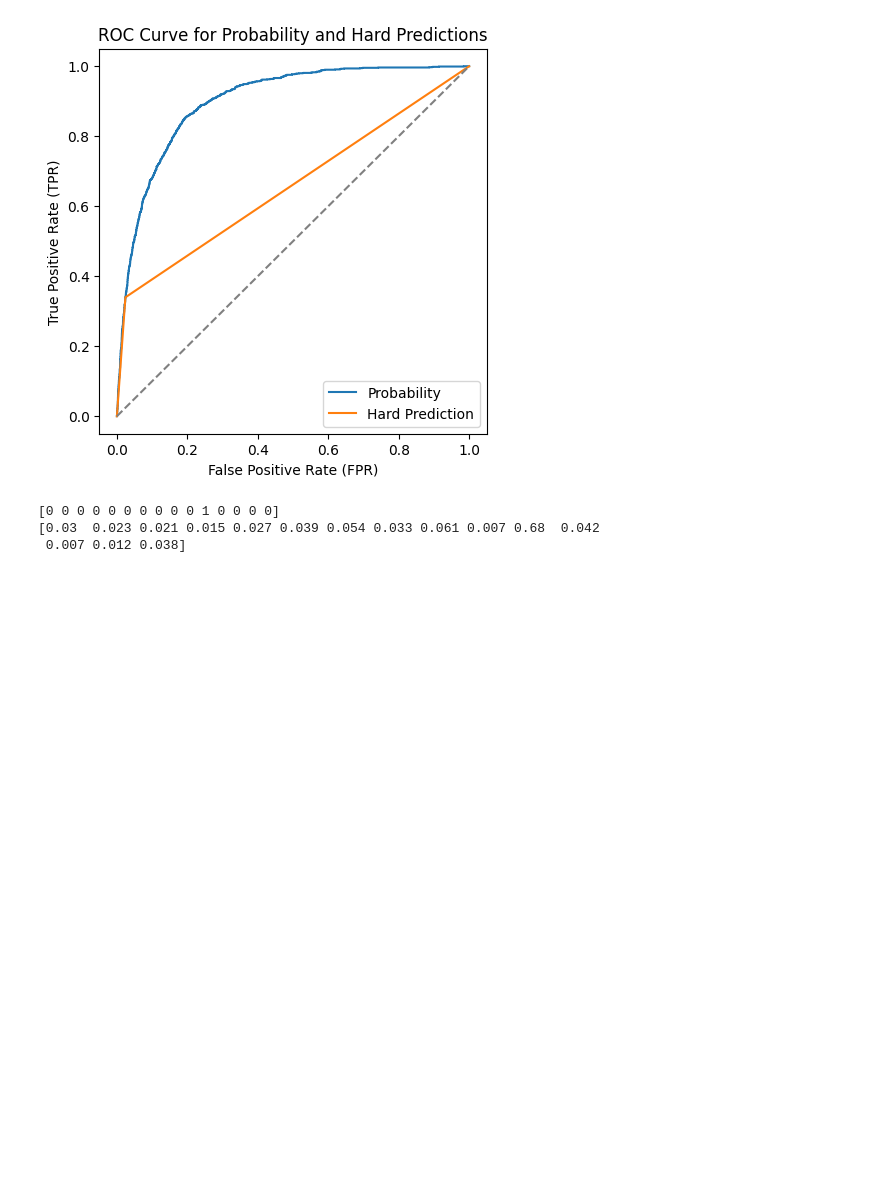
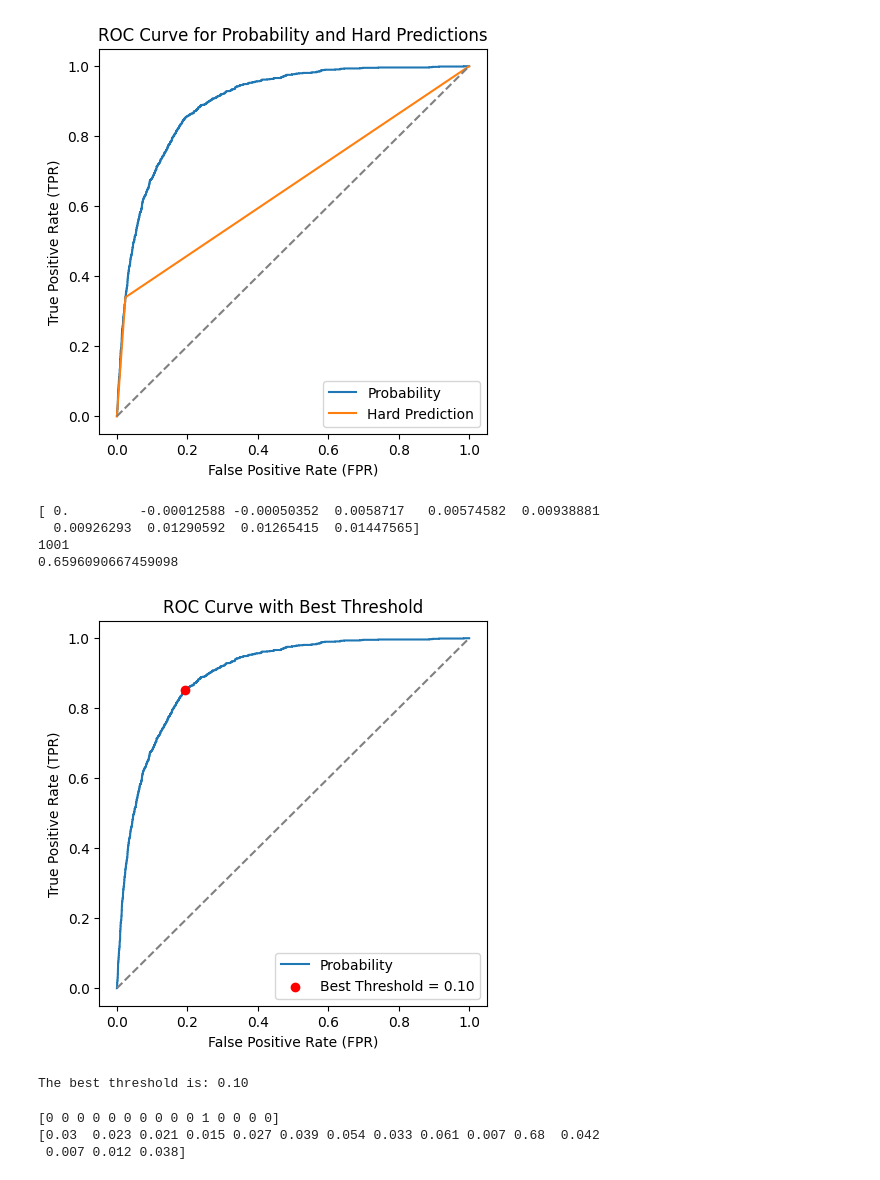
Before and after one commit to OleksiiLatypov/llm-zoomcamp, a Jupyter notebook: hw_ml_zoomcamp/hw04.ipynb, the cells around one changed output. Saved outputs shown, nothing was run; the diff lists cells and outputs as text; code cells hidden in the pictures; blank space fills up the shorter version.

```diff
--- a/hw_ml_zoomcamp/hw04.ipynb
+++ b/hw_ml_zoomcamp/hw04.ipynb
@@ -249,6 +250,60 @@ plt.legend()
 plt.show()
 # %% [output]
 [figure]
+# %%
+from sklearn.metrics import roc_curve
+
+# Calculate the ROC curve
+fpr, tpr, thresholds = roc_curve(y_val, y_pred)
+
+# Calculate Youden's J statistic for each threshold
+youden_j = tpr - fpr
+print(youden_j[:10])
+
+idx = 0
+max_value = 0
+
+for i in range(len(youden_j)):
+  if youden_j[i] > max_value:
+    max_value = youden_j[i]
+    idx = i
+print(idx)
+print(max_value)
+
+# Find the index of the maximum Youden's J statistic
+best_index = youden_j.argmax()
+#print(best_index)
+# Find the best threshold
+best_threshold = thresholds[best_index]
+#print(best_threshold)
+# Plot the ROC curve
+plt.figure(figsize=(5, 5))
+
+plt.plot(fpr, tpr, label='Probability')
+
+# Diagonal line representing random guessing
+plt.plot([0, 1], [0, 1], color='grey', linestyle='--')
+
+# Highlight the best threshold point
+plt.scatter(fpr[best_index], tpr[best_index], color='red', label=f'Best Threshold = {best_threshold:.2f}', zorder=10)
+
+# Set the title and axis labels
+plt.title('ROC Curve with Best Threshold')
+plt.xlabel('False Positive Rate (FPR)')
+plt.ylabel('True Positive Rate (TPR)')
+
+# Add legend and show the plot
+plt.legend()
+plt.show()
+
+print(f'The best threshold is: {best_threshold:.2f}')
+# %% [output]
+[ 0.         -0.00012588 -0.00050352  0.0058717   0.00574582  0.00938881
+  0.00926293  0.01290592  0.01265415  0.01447565]
+1001
+0.6596090667459098
+[figure, added]
+The best threshold is: 0.10
 # %%
 print(y_val[:15])
 print(y_pred[:15].round(3))
```
Also changed, not shown: parts of 14 cells of this notebook.
